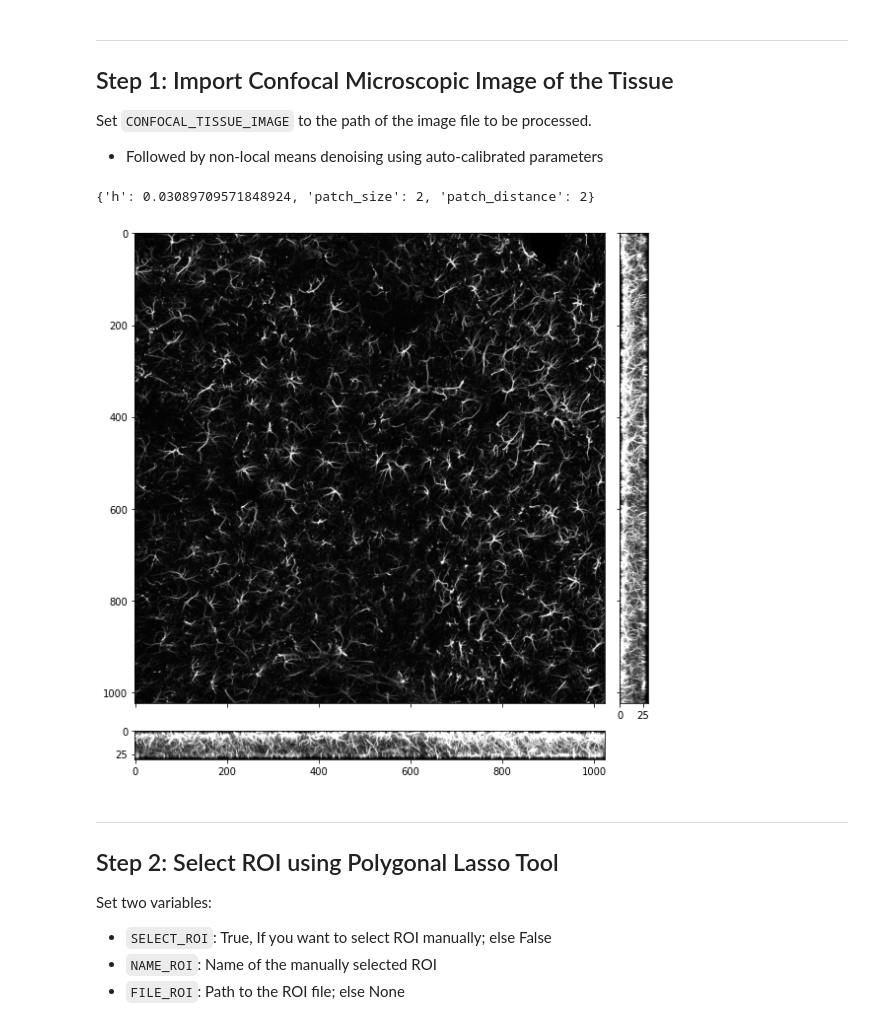
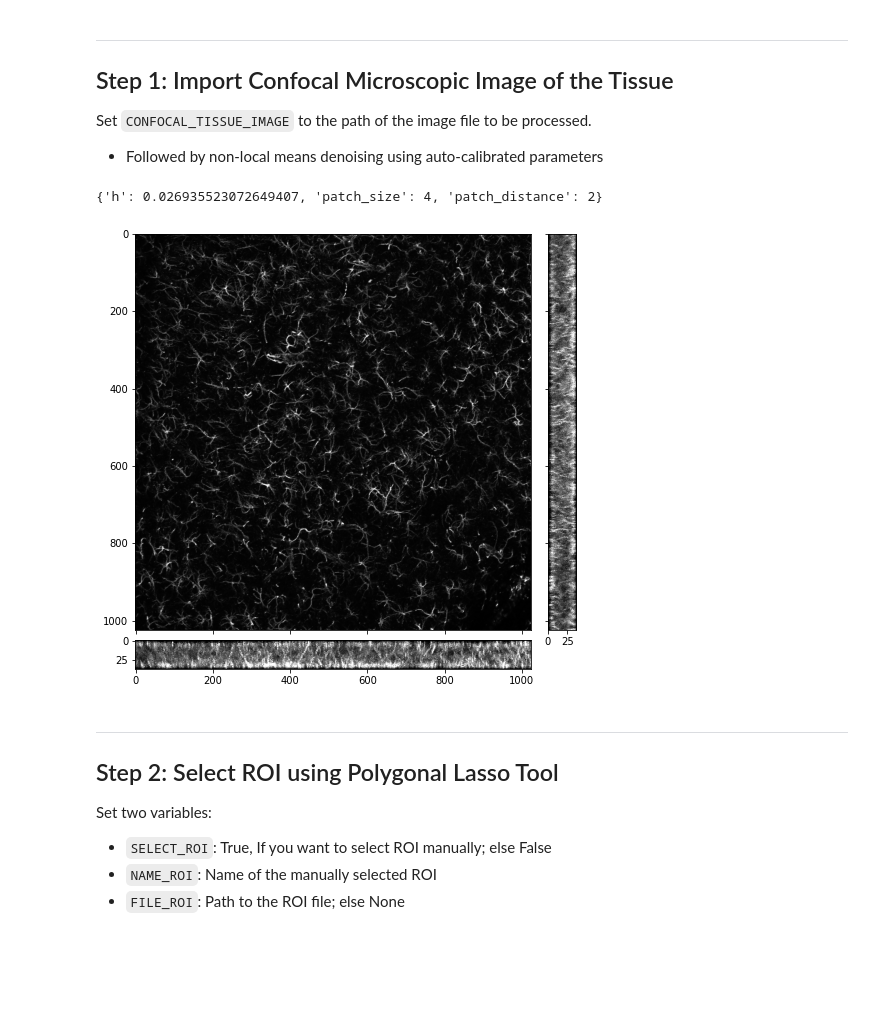
Before and after one commit to swanandlab/SMorph, a Jupyter notebook: autocrop.ipynb, the cells around one changed output. Cells and saved outputs as stored; diff of their text form; code cells hidden in the pictures; blank space fills up the shorter version.

```diff
--- a/autocrop.ipynb
+++ b/autocrop.ipynb
@@ -42,15 +42,15 @@ def view_3D(*args):
 Set `CONFOCAL_TISSUE_IMAGE` to the path of the image file to be processed.
 - Followed by non-local means denoising using auto-calibrated parameters
 # %%
-CONFOCAL_TISSUE_IMAGE = 'E:/Garima Confocal/SAL,DMI, FLX ADN HALO_TREATMENT_21 DAYS/allImg/CA3/DMI_MSP2.1MA_3_LONG MARK_20X_SEC 1_RIGHT CA3_21 DAY.czi'  #@param
+CONFOCAL_TISSUE_IMAGE = 'E:/Garima Confocal/SAL,DMI, FLX ADN HALO_TREATMENT_21 DAYS/allImg/CA3/DMI_SC110.1M_3_UNMARKED__20X_SEC 2_LEFT CA3_21 DAY.czi'  #@param
 
 original = ac.import_confocal_image(CONFOCAL_TISSUE_IMAGE)
 
 denoiser = ac.calibrate_nlm_denoiser(original)
 denoise_parameters = denoiser.keywords['denoiser_kwargs']
 print(denoise_parameters)
 denoised = ac.denoise(original, denoise_parameters)
 ac.projectXYZ(denoised, .5, .5, 1)
 # %% [output]
-{'h': 0.03089709571848924, 'patch_size': 2, 'patch_distance': 2}
+{'h': 0.026935523072649407, 'patch_size': 4, 'patch_distance': 2}
-[figure, old version]
+[figure, new version]
```
Also changed, not shown: parts of 15 cells of this notebook, 3 other files.
